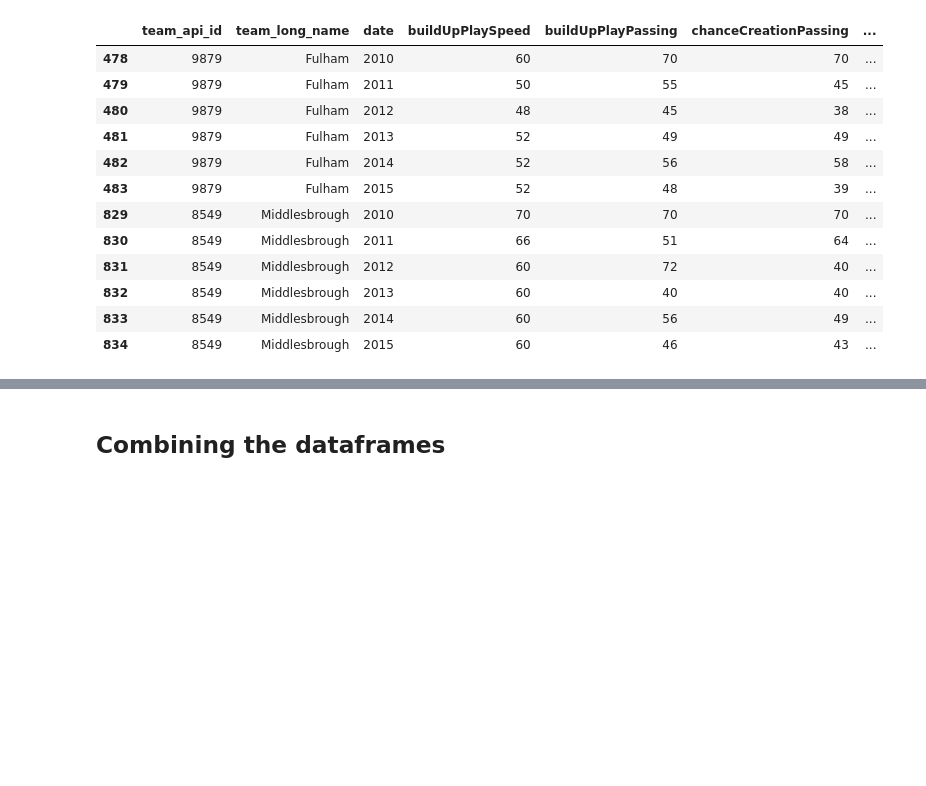
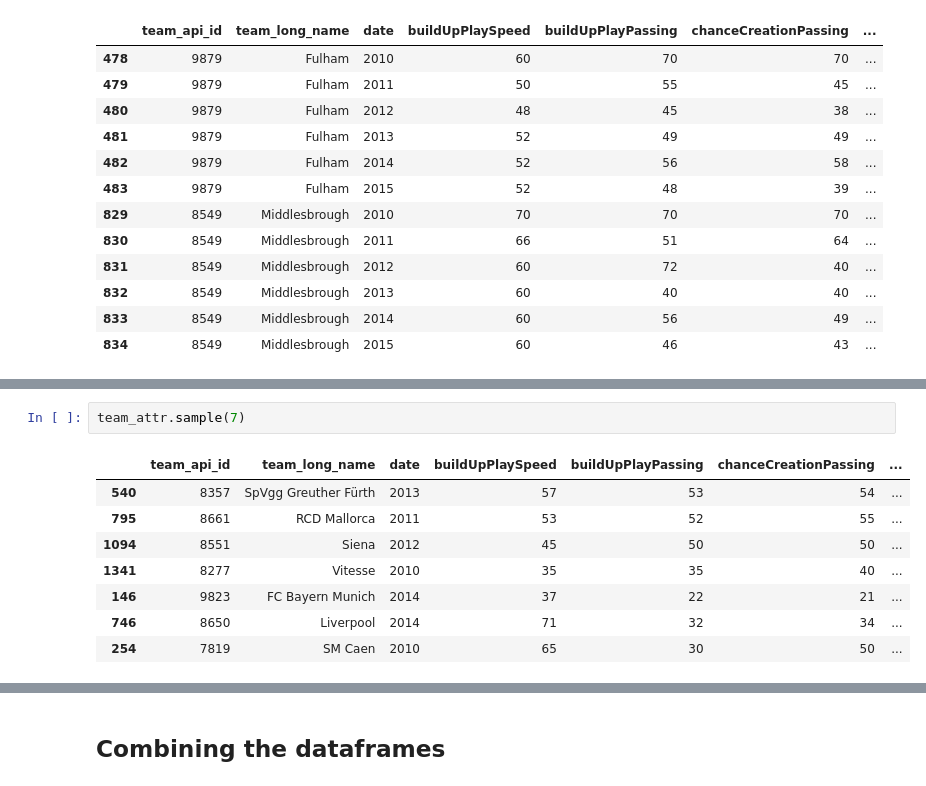
Before and after one commit to tjjdoherty/football-project-mvp, a Jupyter notebook: eda.ipynb, the cells around one changed output, grey strips where cells are left out. Cells and saved outputs as stored; diff of their text form; blank space fills up the shorter version.

```diff
--- a/eda.ipynb
+++ b/eda.ipynb
@@ -675,0 +704,11 @@ team_attr[team_attr['team_long_name'].isin(['Middlesbrough', 'Fulham'])]
+# %%
+team_attr.sample(7)
+# %% [output]
+|  | team_api_id | team_long_name | date | buildUpPlaySpeed | buildUpPlayPassing | chanceCreationPassing | ... |
+| 540 | 8357 | SpVgg Greuther Fürth | 2013 | 57 | 53 | 54 | ... |
+| 795 | 8661 | RCD Mallorca | 2011 | 53 | 52 | 55 | ... |
+| 1094 | 8551 | Siena | 2012 | 45 | 50 | 50 | ... |
+| 1341 | 8277 | Vitesse | 2010 | 35 | 35 | 40 | ... |
+| 146 | 9823 | FC Bayern Munich | 2014 | 37 | 22 | 21 | ... |
+| 746 | 8650 | Liverpool | 2014 | 71 | 32 | 34 | ... |
+| 254 | 7819 | SM Caen | 2010 | 65 | 30 | 50 | ... |
```
Also changed, not shown: parts of 12 cells of this notebook.
